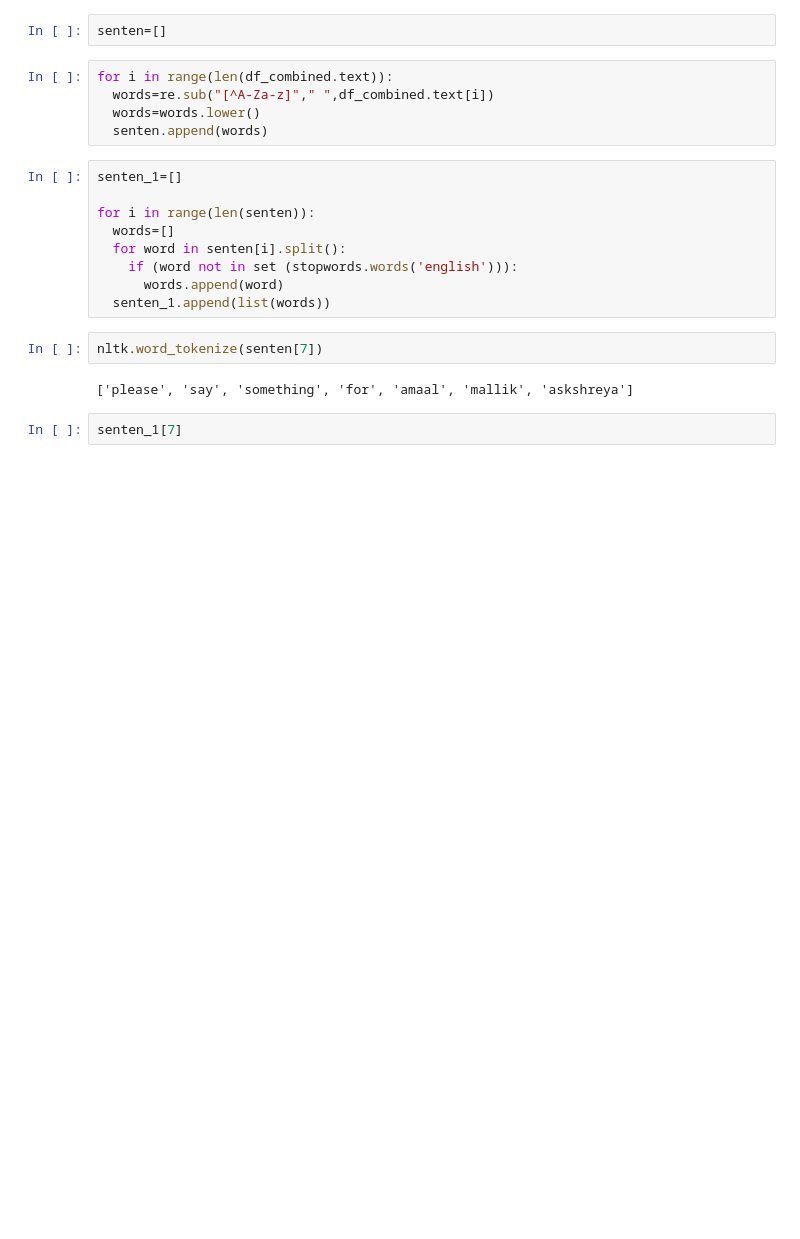
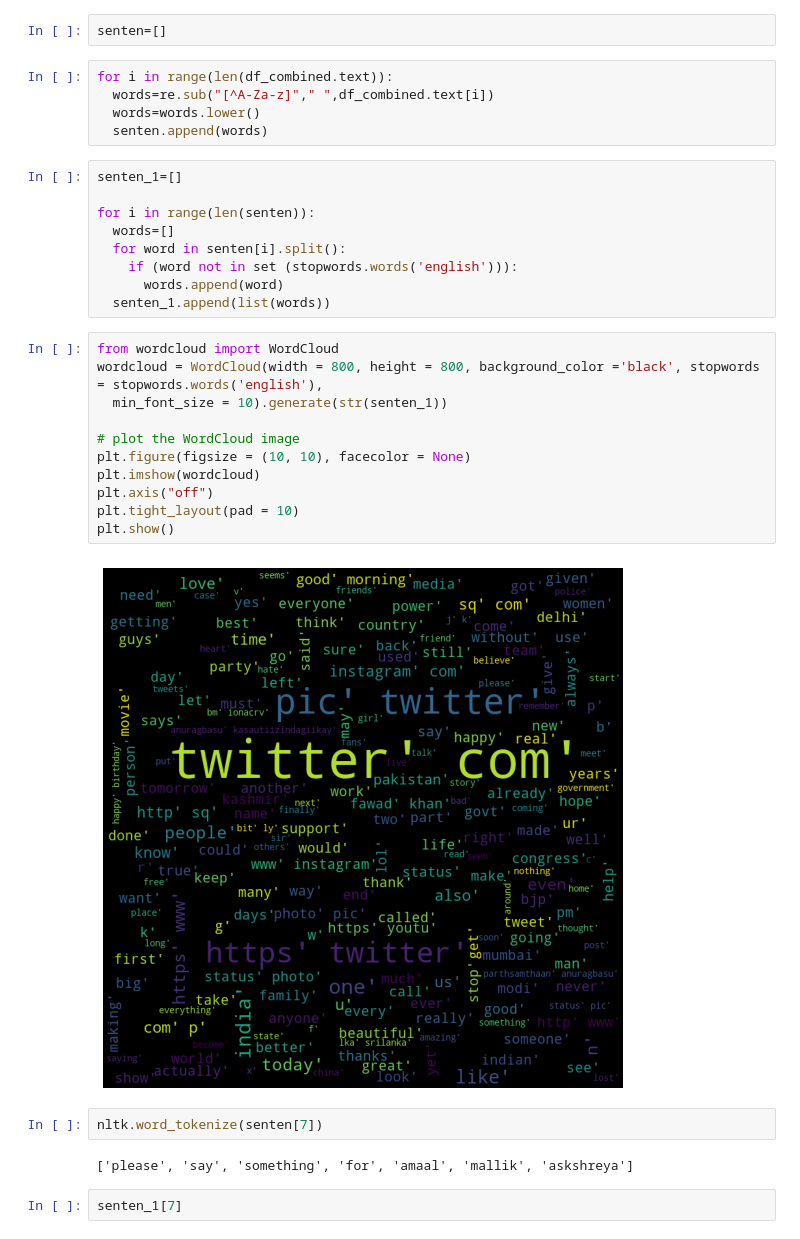
Before and after one commit to sayantikag98/Depression_Analysis, a Jupyter notebook: Depression_analysis_from_tweets_(Model_Building).ipynb, the cells around one changed output. Cells and saved outputs as stored; diff of their text form; blank space fills up the shorter version.

```diff
--- a/Depression_analysis_from_tweets_(Model_Building).ipynb
+++ b/Depression_analysis_from_tweets_(Model_Building).ipynb
@@ -137,6 +139,19 @@ for i in range(len(senten)):
     if (word not in set (stopwords.words('english'))):
       words.append(word)
   senten_1.append(list(words))
+# %%
+from wordcloud import WordCloud
+wordcloud = WordCloud(width = 800, height = 800, background_color ='black', stopwords = stopwords.words('english'),
+  min_font_size = 10).generate(str(senten_1))
+
+# plot the WordCloud image
+plt.figure(figsize = (10, 10), facecolor = None)
+plt.imshow(wordcloud)
+plt.axis("off")
+plt.tight_layout(pad = 10)
+plt.show()
+# %% [output]
+[figure, added]
 # %%
 nltk.word_tokenize(senten[7])
 # %% [output]
```
Also changed, not shown: parts of 60 cells of this notebook.
